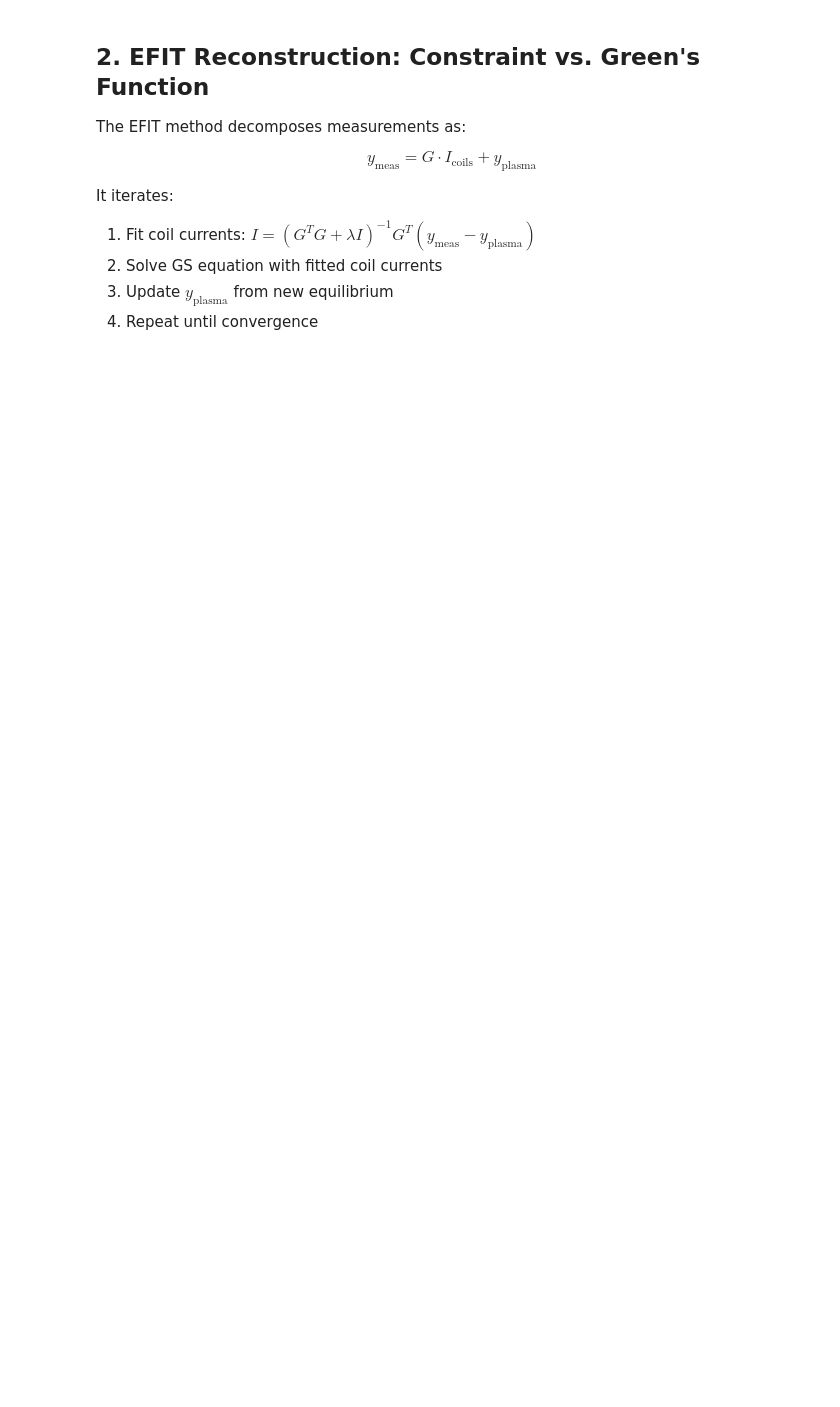
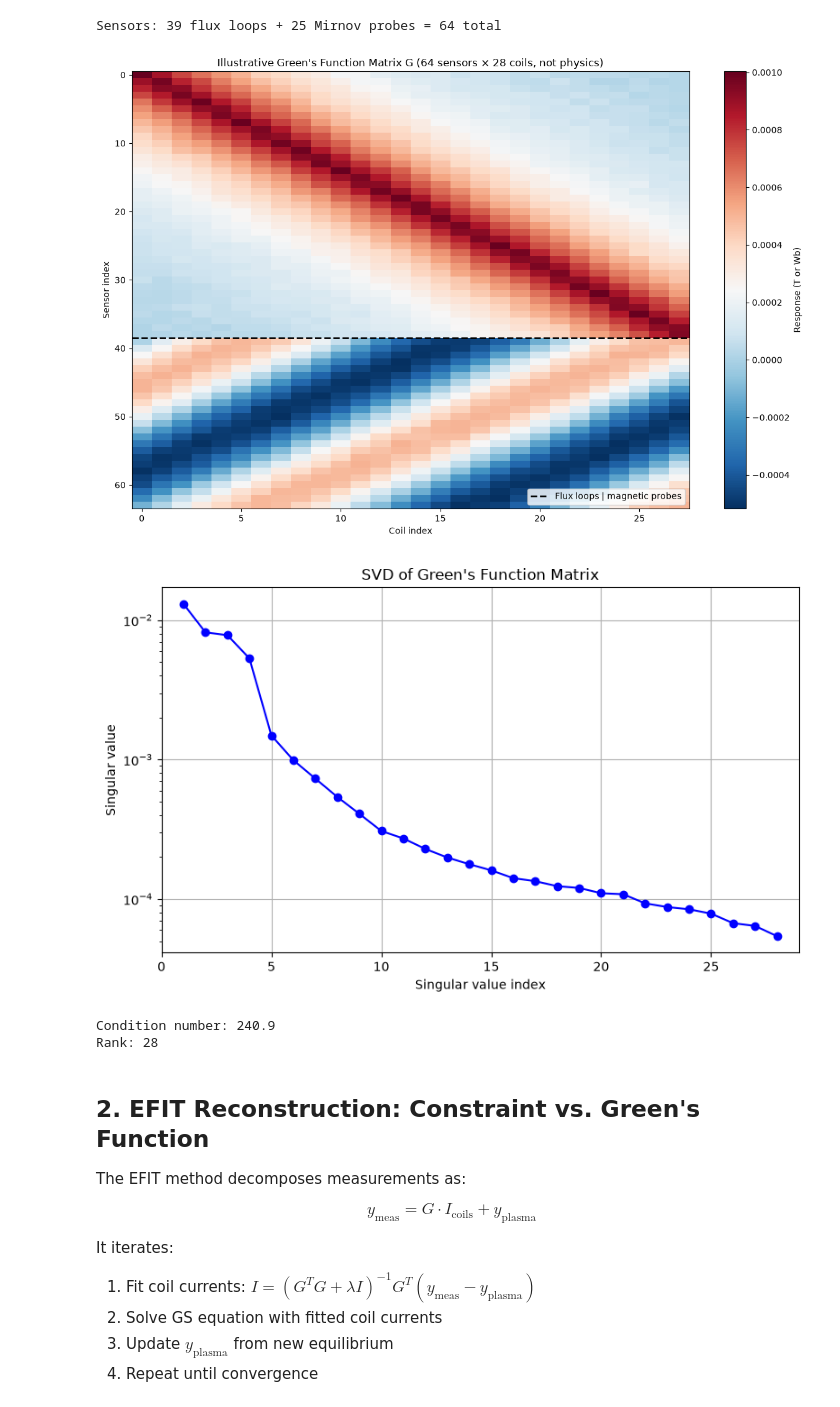
Before and after one commit to GitLostintheSauce/CUTE_TEST_Fusion, a Jupyter notebook: notebooks/advanced_reconstruction.ipynb, the cells around one changed output. Drawn from its saved outputs; the diff is of its cells as text; code cells hidden in the pictures; blank space fills up the shorter version.

```diff
--- a/notebooks/advanced_reconstruction.ipynb
+++ b/notebooks/advanced_reconstruction.ipynb
@@ -38,35 +54,41 @@ coil_names = [f"CS{i:02d}" for i in range(1, 15)] + [f"PF{i:02d}" for i in range
 # Mirnov probes see B (different angular pattern)
 G_synth = np.zeros((sensor_config.n_total, n_coils))
 for j in range(n_coils):
     # Flux loop response: smooth decay from coil location
     G_synth[:n_fl, j] = 1e-3 * np.exp(-0.1 * abs(np.arange(n_fl) - j * n_fl / n_coils)) + 1e-5 * rng.standard_normal(n_fl)
     # Mirnov response: oscillatory (poloidal field pattern)
     G_synth[n_fl:, j] = 5e-4 * np.sin(2 * np.pi * np.arange(n_mp) / n_mp + j * 0.3) + 1e-5 * rng.standard_normal(n_mp)
 
 fig, ax = plt.subplots(figsize=(12, 8))
 im = ax.imshow(G_synth, aspect='auto', cmap='RdBu_r', interpolation='nearest')
 ax.set_xlabel('Coil index')
 ax.set_ylabel('Sensor index')
-ax.set_title("Green's Function Matrix G (130 sensors × 28 coils)")
-ax.axhline(y=n_fl - 0.5, color='k', linewidth=2, linestyle='--', label='Flux loops | Mirnov probes')
+ax.set_title(f"Illustrative Green's Function Matrix G ({sensor_config.n_total} sensors × {n_coils} coils, not physics)")
+ax.axhline(y=n_fl - 0.5, color='k', linewidth=2, linestyle='--', label='Flux loops | magnetic probes')
 ax.legend(loc='lower right')
 plt.colorbar(im, ax=ax, label='Response (T or Wb)')
 plt.tight_layout()
 plt.show()
 
 # SVD analysis
 U, s, Vt = np.linalg.svd(G_synth)
 fig, ax = plt.subplots(figsize=(8, 5))
 ax.semilogy(range(1, len(s) + 1), s, 'bo-')
 ax.set_xlabel('Singular value index')
 ax.set_ylabel('Singular value')
 ax.set_title('SVD of Green\'s Function Matrix')
 ax.set_xlim(0, 29)
 ax.grid(True)
 plt.tight_layout()
 plt.show()
 print(f"Condition number: {s[0]/s[-1]:.1f}")
 print(f"Rank: {np.sum(s > s[0] * 1e-10)}")
+# %% [output]
+Sensors: 39 flux loops + 25 Mirnov probes = 64 total
+[figure, added]
+[figure, added]
+Condition number: 240.9
+Rank: 28
 # %% [markdown]
 ## 2. EFIT Reconstruction: Constraint vs. Green's Function
 
```
Also changed, not shown: parts of 14 cells of this notebook, 19 other files.
